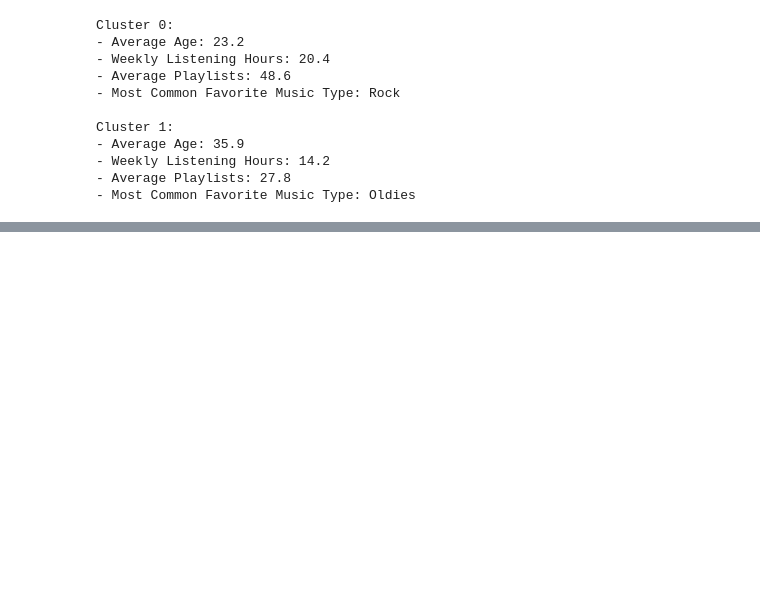
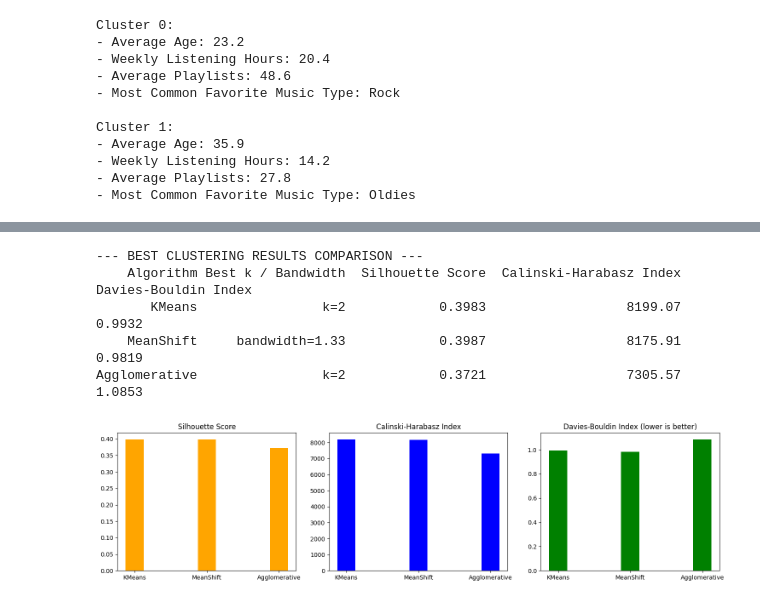
Before and after one commit to LauAHung/BACS2003-AI-Assignment, a Jupyter notebook: BACS2003 ASSIGNMET.ipynb, the cells around one changed output, grey strips where cells are left out. Saved outputs shown, nothing was run; the diff lists cells and outputs as text; code cells hidden in the pictures; blank space fills up the shorter version.

```diff
--- a/BACS2003 ASSIGNMET.ipynb
+++ b/BACS2003 ASSIGNMET.ipynb
@@ -1312,0 +1403,39 @@ Cluster 1:
+# %%
+#Plot for visual comparison
+labels = ['KMeans', 'MeanShift', 'Agglomerative']
+sil_scores = [best_score_kmeans['silhouette'], best_score_meanshift['silhouette'], best_score_agg['silhouette']]
+cal_scores = [best_score_kmeans['calinski'], best_score_meanshift['calinski'], best_score_agg['calinski']]
+db_scores = [best_score_kmeans['davies'], best_score_meanshift['davies'], best_score_agg['davies']]
+
+x = np.arange(len(labels))
+width = 0.25
+
+fig, ax = plt.subplots(1, 3, figsize=(15, 4))
+
+# Silhouette
+ax[0].bar(x, sil_scores, color='orange', width=width)
+ax[0].set_title('Silhouette Score')
+ax[0].set_xticks(x)
+ax[0].set_xticklabels(labels)
+
+# Calinski-Harabasz
+ax[1].bar(x, cal_scores, color='blue', width=width)
+ax[1].set_title('Calinski-Harabasz Index')
+ax[1].set_xticks(x)
+ax[1].set_xticklabels(labels)
+
+# Davies-Bouldin
+ax[2].bar(x, db_scores, color='green', width=width)
+ax[2].set_title('Davies-Bouldin Index (lower is better)')
+ax[2].set_xticks(x)
+ax[2].set_xticklabels(labels)
+
+plt.tight_layout()
+plt.show()
+# %% [output]
+--- BEST CLUSTERING RESULTS COMPARISON ---
+    Algorithm Best k / Bandwidth  Silhouette Score  Calinski-Harabasz Index  Davies-Bouldin Index
+       KMeans                k=2            0.3983                  8199.07                0.9932
+    MeanShift     bandwidth=1.33            0.3987                  8175.91                0.9819
+Agglomerative                k=2            0.3721                  7305.57                1.0853
+[figure, added]
```
Also changed, not shown: parts of 5 cells of this notebook.
